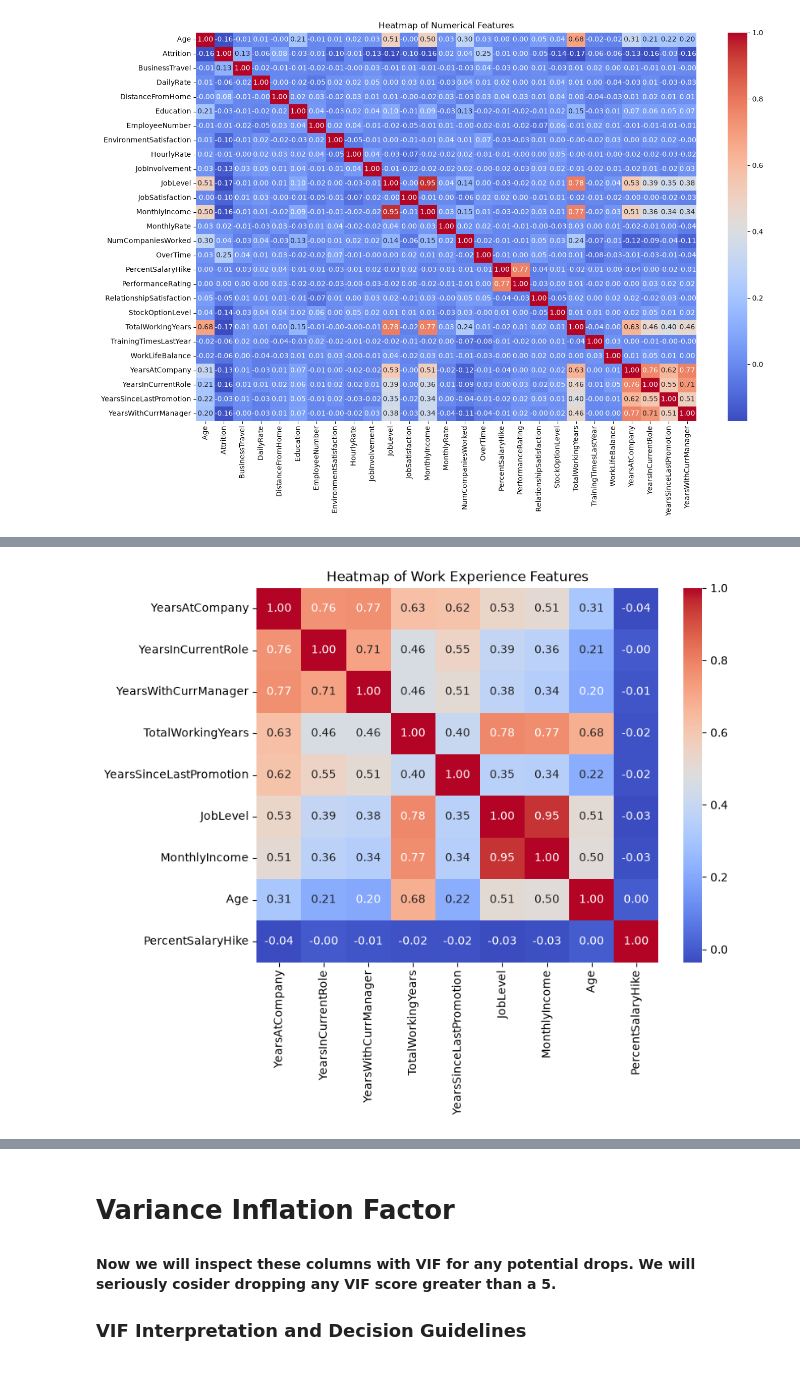
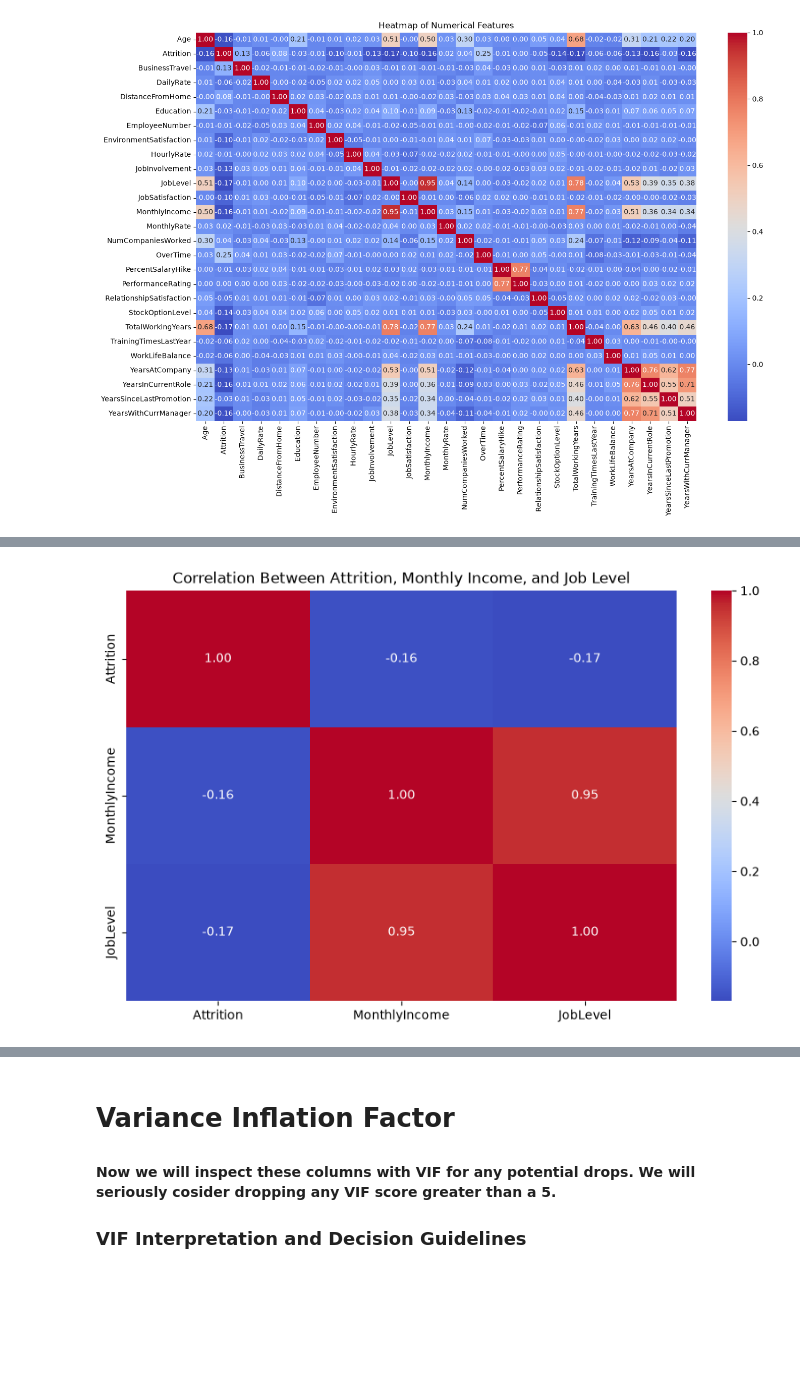
Before and after one commit to rjo1357/employee-attrition, a Jupyter notebook: EDA-Visuals.ipynb, the cells around one changed output, grey strips where cells are left out. Drawn from its saved outputs; the diff is of its cells as text; code cells hidden in the pictures; blank space fills up the shorter version.

Commit message:
Added Visuals to project

```diff
--- a/EDA-Visuals.ipynb
+++ b/EDA-Visuals.ipynb
@@ -117,14 +111,12 @@ plt.show()
 # %%
-# Highly related work experience and other relevant features above .70
+# Hypothesis: Employees with lower compensation and lower job levels are more likely to leave the organization than employees with higher compensation and higher job levels.
 
-highly_correlated = [
-    'YearsAtCompany', 'YearsInCurrentRole', 'YearsWithCurrManager',
-          'TotalWorkingYears', 'YearsSinceLastPromotion', 'JobLevel',
-          'MonthlyIncome', 'Age', 'PercentSalaryHike'
-]
-plt.figure(figsize=(8, 6))
-sns.heatmap(data[highly_correlated].corr(), annot=True, fmt=".2f", cmap="coolwarm")
-plt.title("Heatmap of Work Experience Features")
+hypothesis_corr = data[['Attrition', 'MonthlyIncome', 'JobLevel']].corr()
+
+plt.figure(figsize=(10, 6))
+sns.heatmap(hypothesis_corr, annot=True, fmt=".2f", cmap="coolwarm")
+
+plt.title("Correlation Between Attrition, Monthly Income, and Job Level")
 plt.show()
 # %% [output]
-[figure, old version]
+[figure, new version]
```
Also changed, not shown: parts of 8 cells of this notebook.
